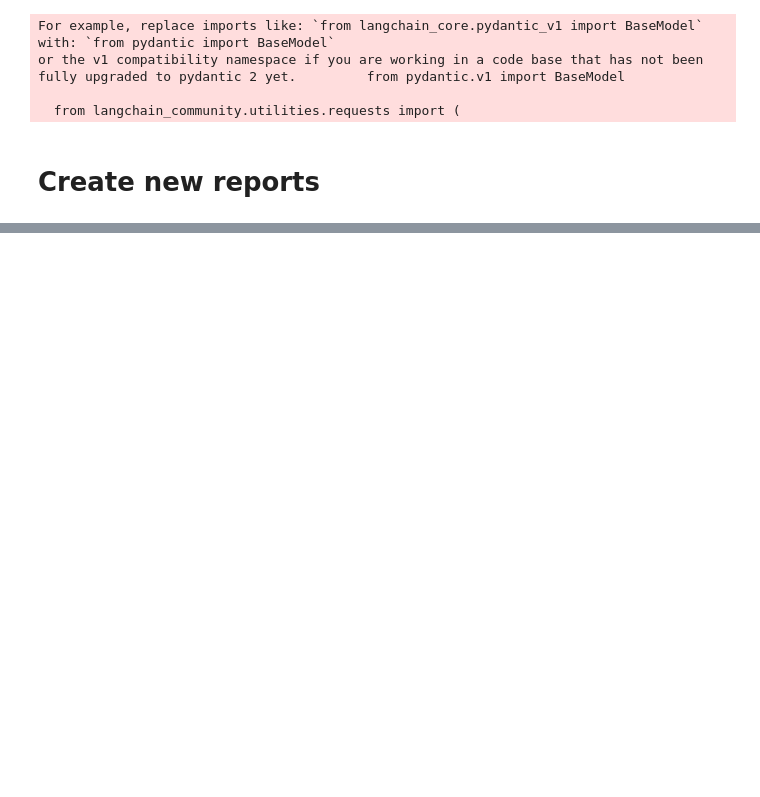
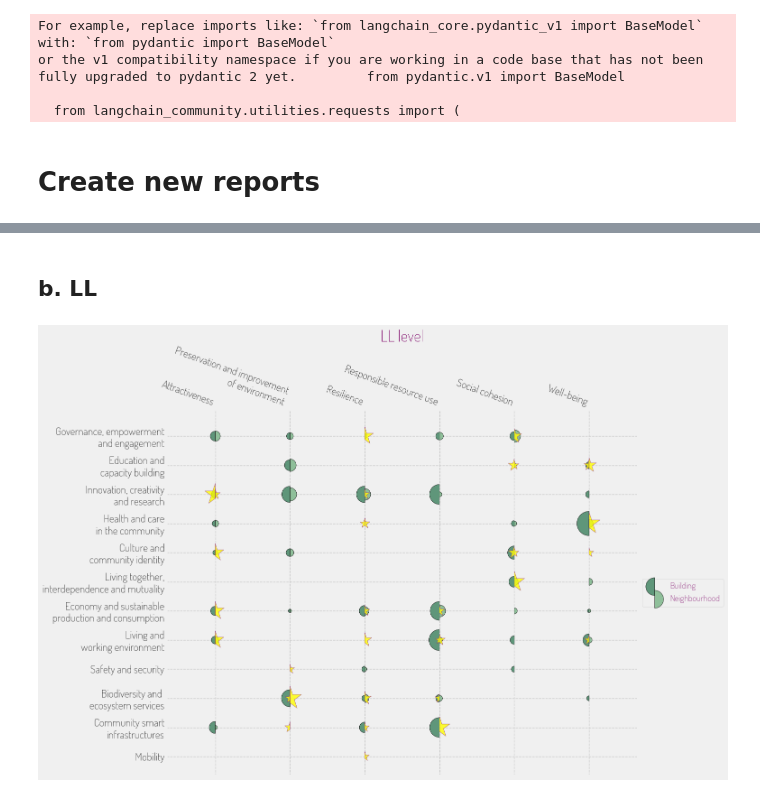
Before and after one commit to kelu124/iso37101_bot, a Jupyter notebook: 5.AAR_Vision.ipynb, the cells around one changed output, grey strips where cells are left out. Cells and saved outputs as stored; diff of their text form; code cells hidden in the pictures; blank space fills up the shorter version.

```diff
--- a/5.AAR_Vision.ipynb
+++ b/5.AAR_Vision.ipynb
@@ -230,0 +159,16 @@ plt.savefig("doc/outputs/AAR_new_20250630.svg", bbox_inches='tight')
+# %% [markdown]
+## b. LL
+# %%
+ll_activities = df[(df.Type == "Activities") & (df.Place.str.lower().str.contains("aar"))]
+ll_vision = df[(df.Type == "Vision")  & (df.Place.str.lower().str.contains("aar"))]
+ll_vision = ll_vision[~ll_vision["Origin"].str.contains("clement", case=False, na=False)]
+ll_vision = ll_vision[~ll_vision["Source"].str.contains("visblue", case=False, na=False)]
+ll_activities = ll_activities[~ll_activities["Origin"].str.contains("clement", case=False, na=False)]
+
+createExcel(ll_activities,"doc/outputs/clement/ll_activities.xlsx","LL activities.","AAR","All")
+createExcel(ll_vision,"doc/outputs/clement/ll_vision.xlsx","LL vision.","AAR","All")
+
+plt, ax = iImg.createImg(ll_activities,ll_vision,title="LL level")
+plt.savefig("doc/outputs/clement/ll_20250913.png", bbox_inches='tight')
+# %% [output]
+[figure, added]
```
Also changed, not shown: parts of 16 cells of this notebook, 21 other files.
